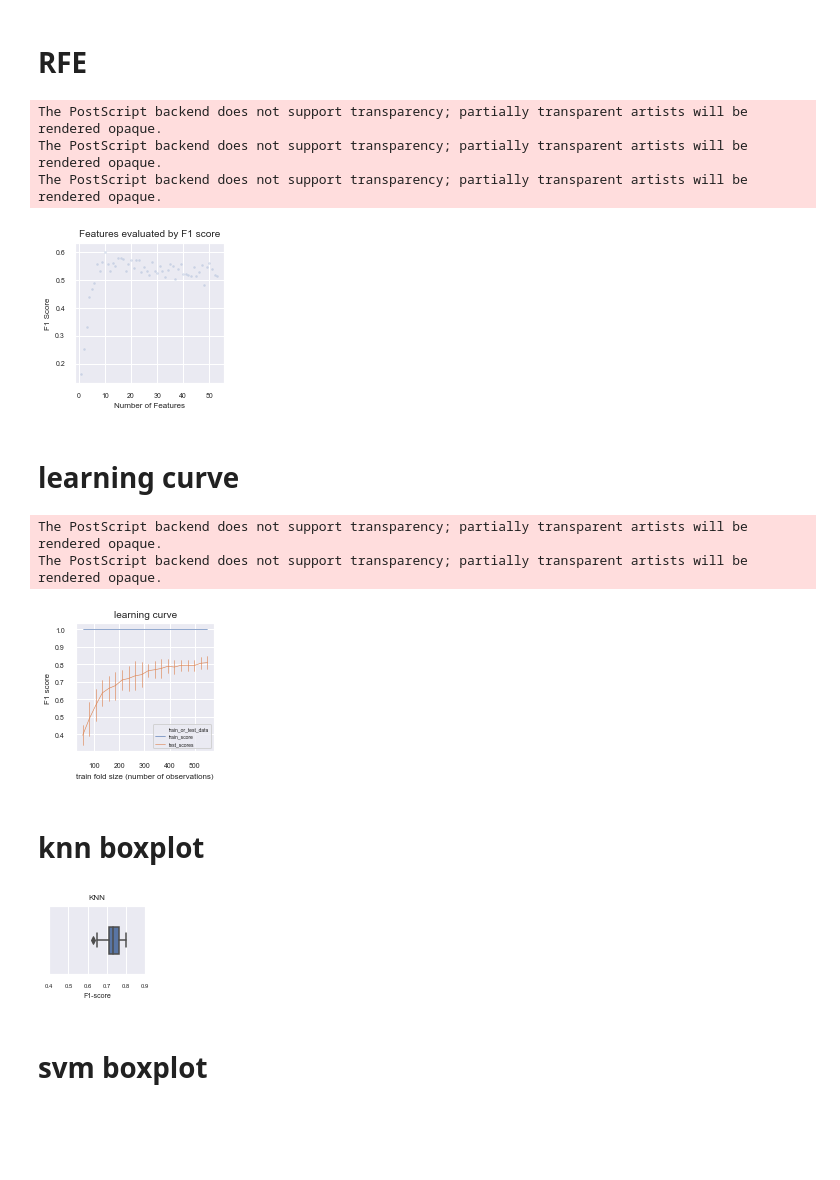
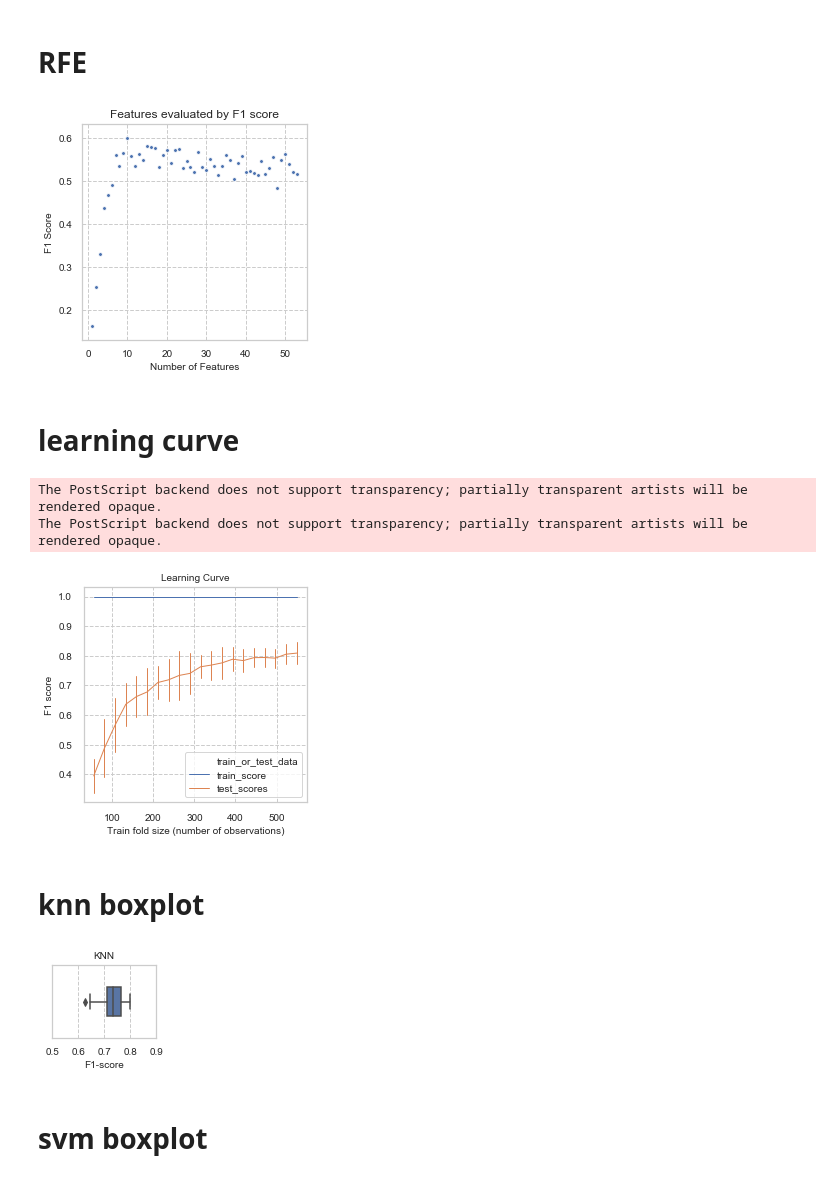
Before and after one commit to Spelaeo123/Machine_Learning, a Jupyter notebook: paper_1_notebooks/visualisations.ipynb, the cells around one changed output. Saved outputs shown, nothing was run; the diff lists cells and outputs as text; code cells hidden in the pictures; blank space fills up the shorter version.

```diff
--- a/paper_1_notebooks/visualisations.ipynb
+++ b/paper_1_notebooks/visualisations.ipynb
@@ -52,6 +49,5 @@ The PostScript backend does not support transparency; partially transparent arti
 # %%
 filepath = 'final_figures/superficial_tsne.eps'
 
-
-tsne_data_with_colour = pd.read_csv('output_datasets/pre_model_datasets/tsne_data_with_color_superficial.csv')
+tsne_data_with_colour_superficial = pd.read_csv('output_datasets/pre_model_datasets/tsne_data_with_color_superficial.csv')
 # %%
@@ -141,27 +141,25 @@ filepath = 'final_figures/RFE.eps'
 
 RFCV_df = pd.read_csv('output_datasets/pre_model_datasets/RFCV_DF.csv')
 # %%
-sns.set(rc={'figure.figsize':(2.7,2.7)})
-sns.set(font_scale=0.6)
+sns.set(rc={'figure.figsize':(4,4)})
+sns.set_style("whitegrid", {'grid.linestyle': 'dashed'})
 
-plot = sns.scatterplot(data = RFCV_df, x = 'Number of Features', y = 'F1 Score', s = 8, alpha = 0.2)
+plot = sns.scatterplot(data = RFCV_df, x = 'Number of Features', y = 'F1 Score', s = 14)
 
-plt.title('Features evaluated by F1 score', fontsize = 10)
-plot.set_xlabel('Number of Features',fontsize=8)
-plot.set_ylabel('F1 Score',fontsize=8)
+plt.title('Features evaluated by F1 score', fontsize = 12)
 
-plt.yticks(fontsize = 7)
-plt.xticks(fontsize = 7)
+plot.set_xlabel('Number of Features',fontsize=10)
+plot.set_ylabel('F1 Score',fontsize=10)
+
+plt.yticks(fontsize = 10)
+plt.xticks(fontsize = 10)
 plt.tight_layout()
 
 if save_plots:
     fig = plot.get_figure()
     fig.savefig(filepath)
 # %% [output]
-The PostScript backend does not support transparency; partially transparent artists will be rendered opaque.
-The PostScript backend does not support transparency; partially transparent artists will be rendered opaque.
-The PostScript backend does not support transparency; partially transparent artists will be rendered opaque.
-[figure, old version]
+[figure, new version]
 # %% [markdown]
 # learning curve
 # %%
@@ -171,28 +167,24 @@ filepath = 'final_figures/LC.eps'
 
 rfc_lc = pd.read_csv('output_datasets/pre_model_datasets/rfc_lc.csv')
 # %%
-sns.set(rc={'figure.figsize':(2.7,2.7)})
-sns.set(rc={"lines.linewidth": 0.6})
+sns.set(rc={'figure.figsize':(4,4)})
+sns.set(rc={"lines.linewidth": 1})
+sns.set_style("whitegrid", {'grid.linestyle': 'dashed'})
 
 plot = sns.lineplot(x = 'train_sizes', y = 'k_fold_stratified_scores', hue = 'train_or_test_data', ci = 'sd', err_style='bars', data = rfc_lc, markers = True)
 
+plot.set_ylabel("F1 score",fontsize=10)
+plot.set_xlabel("Train fold size (number of observations)",fontsize=10)
+plot.tick_params(labelsize=10, length=8, width=2 )
 
+plt.title('Learning Curve', fontsize = 10)
 
-
-plot.set_ylabel("F1 score",fontsize=8)
-plot.set_xlabel("train fold size (number of observations)",fontsize=8)
-plot.tick_params(labelsize=5, length=8, width=2 )
-
-
-
-plt.title('learning curve', fontsize = 10)
-
-plt.yticks(fontsize = 7)
-plt.xticks(fontsize = 7)
+plt.yticks(fontsize = 10)
+plt.xticks(fontsize = 10)
 
 plt.tight_layout()
 
-plt.legend(fontsize = 5, loc = 4)
+plt.legend(fontsize = 10, loc = 4)
 
 if save_plots == True:
     fig = plot.get_figure()
@@ -200,28 +192,29 @@ if save_plots == True:
 # %% [output]
 The PostScript backend does not support transparency; partially transparent artists will be rendered opaque.
 The PostScript backend does not support transparency; partially transparent artists will be rendered opaque.
-[figure, old version]
+[figure, new version]
 # %% [markdown]
 # knn boxplot
 # %%
 filepath = 'final_figures/macro_f1_knn.eps'
 data = pd.read_table('output_datasets/knn_datasets/macro_f1_scores', header = None)
 # %%
-sns.set(rc={'figure.figsize':(1.8,1.8)})
+sns.set(rc={'figure.figsize':(2,2)})
+sns.set_style("whitegrid", {'grid.linestyle': 'dashed'})
 
 plot = sns.boxplot(data, width = 0.4)
-plot.set_title('KNN', fontdict={'fontsize': 8})
-plot.set_xlabel("F1-score", fontdict={'fontsize': 7})
-plot.tick_params(labelsize=6, length=6, width=2)
+plot.set_title('KNN', fontdict={'fontsize': 10})
+plot.set_xlabel("F1-score", fontdict={'fontsize': 10})
+plot.tick_params(labelsize=10, length=6, width=2)
 
-plot.set_xticks([0.4, 0.5, 0.6, 0.7, 0.8, 0.9])
+plot.set_xticks([0.5, 0.6, 0.7, 0.8, 0.9])
 
 plt.tight_layout()
 if save_plots == True:
     fig = plot.get_figure()
     fig.savefig(filepath)
 # %% [output]
-[figure, old version]
+[figure, new version]
 # %% [markdown]
 # svm boxplot
 # %%
```
Also changed, not shown: parts of 13 cells of this notebook, 32 other files.
